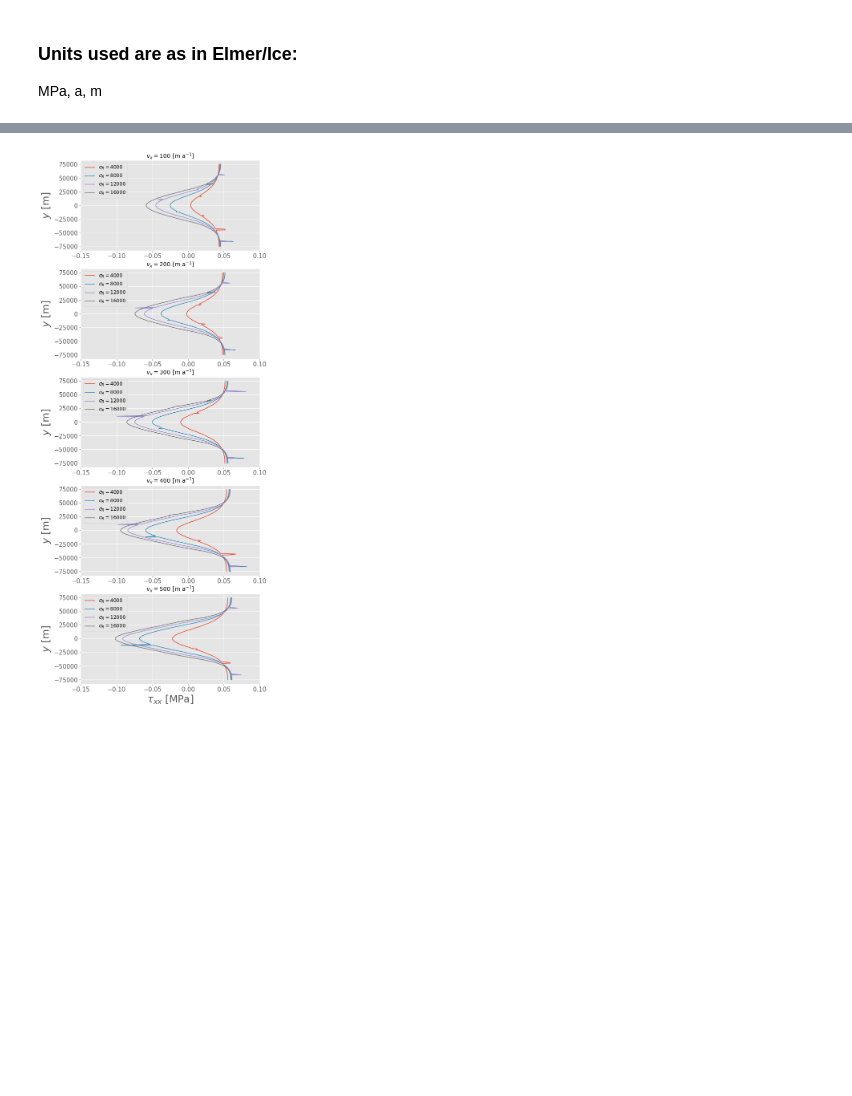
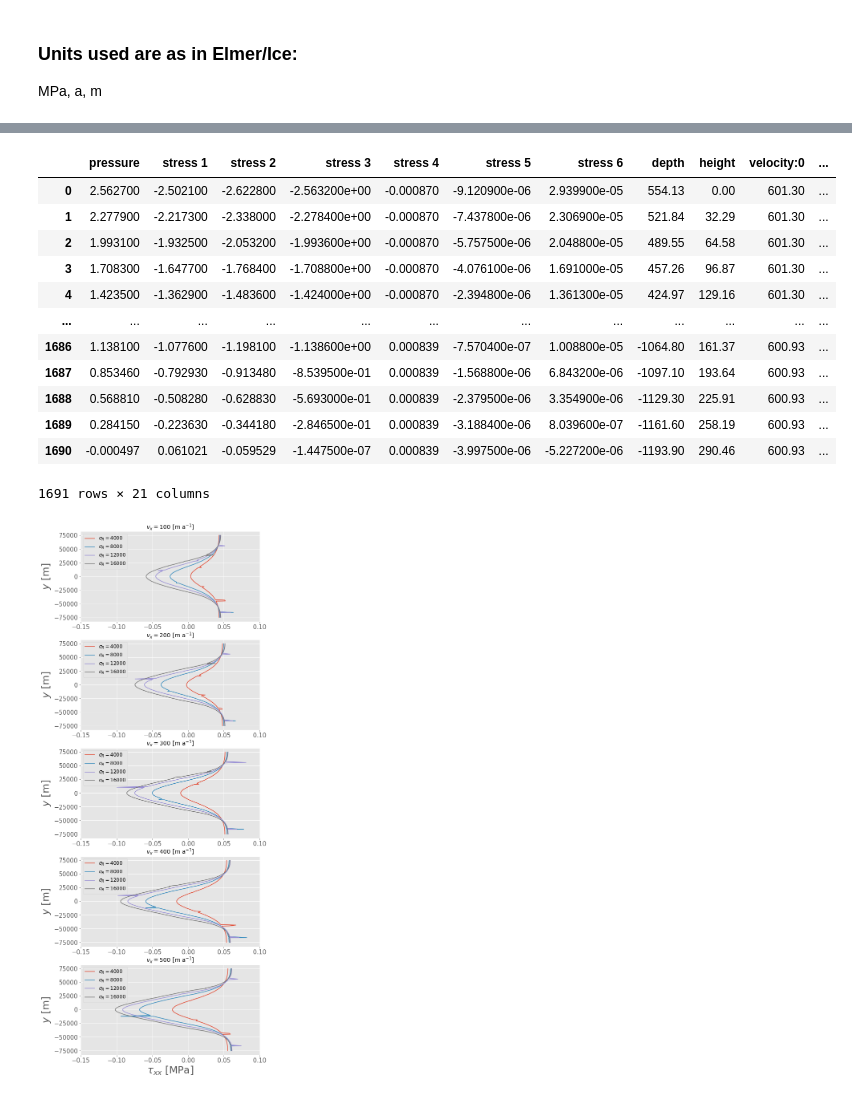
Before and after one commit to henryclara/ButtressingProject, a Jupyter notebook: Code/StressCalculationsUpdate.ipynb, the cells around one changed output, grey strips where cells are left out. Drawn from its saved outputs; the diff is of its cells as text; code cells hidden in the pictures; blank space fills up the shorter version.

```diff
--- a/Code/StressCalculationsUpdate.ipynb
+++ b/Code/StressCalculationsUpdate.ipynb
@@ -72,3 +98,19 @@ for sim in sims:
+# %%
+dfs[sim]
+# %% [output]
+|  | pressure | stress 1 | stress 2 | stress 3 | stress 4 | stress 5 | stress 6 | depth | height | velocity:0 | ... |
+| 0 | 2.562700 | -2.502100 | -2.622800 | -2.563200e+00 | -0.000870 | -9.120900e-06 | 2.939900e-05 | 554.13 | 0.00 | 601.30 | ... |
+| 1 | 2.277900 | -2.217300 | -2.338000 | -2.278400e+00 | -0.000870 | -7.437800e-06 | 2.306900e-05 | 521.84 | 32.29 | 601.30 | ... |
+| 2 | 1.993100 | -1.932500 | -2.053200 | -1.993600e+00 | -0.000870 | -5.757500e-06 | 2.048800e-05 | 489.55 | 64.58 | 601.30 | ... |
+| 3 | 1.708300 | -1.647700 | -1.768400 | -1.708800e+00 | -0.000870 | -4.076100e-06 | 1.691000e-05 | 457.26 | 96.87 | 601.30 | ... |
+| 4 | 1.423500 | -1.362900 | -1.483600 | -1.424000e+00 | -0.000870 | -2.394800e-06 | 1.361300e-05 | 424.97 | 129.16 | 601.30 | ... |
+| ... | ... | ... | ... | ... | ... | ... | ... | ... | ... | ... | ... |
+| 1686 | 1.138100 | -1.077600 | -1.198100 | -1.138600e+00 | 0.000839 | -7.570400e-07 | 1.008800e-05 | -1064.80 | 161.37 | 600.93 | ... |
+| 1687 | 0.853460 | -0.792930 | -0.913480 | -8.539500e-01 | 0.000839 | -1.568800e-06 | 6.843200e-06 | -1097.10 | 193.64 | 600.93 | ... |
+| 1688 | 0.568810 | -0.508280 | -0.628830 | -5.693000e-01 | 0.000839 | -2.379500e-06 | 3.354900e-06 | -1129.30 | 225.91 | 600.93 | ... |
+| 1689 | 0.284150 | -0.223630 | -0.344180 | -2.846500e-01 | 0.000839 | -3.188400e-06 | 8.039600e-07 | -1161.60 | 258.19 | 600.93 | ... |
+| 1690 | -0.000497 | 0.061021 | -0.059529 | -1.447500e-07 | 0.000839 | -3.997500e-06 | -5.227200e-06 | -1193.90 | 290.46 | 600.93 | ... |
+1691 rows × 21 columns
 # %%
 # Function to vertically integrate data
 # As input, it takes a dataframe, number of vertical nodes, variable and coordinate of interest
```
Also changed, not shown: parts of 9 cells of this notebook, 1 other file.
